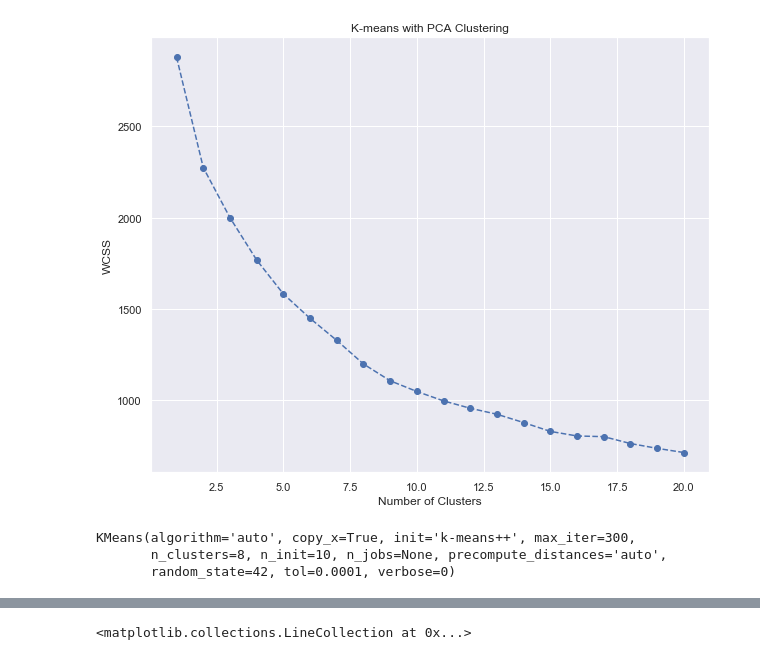
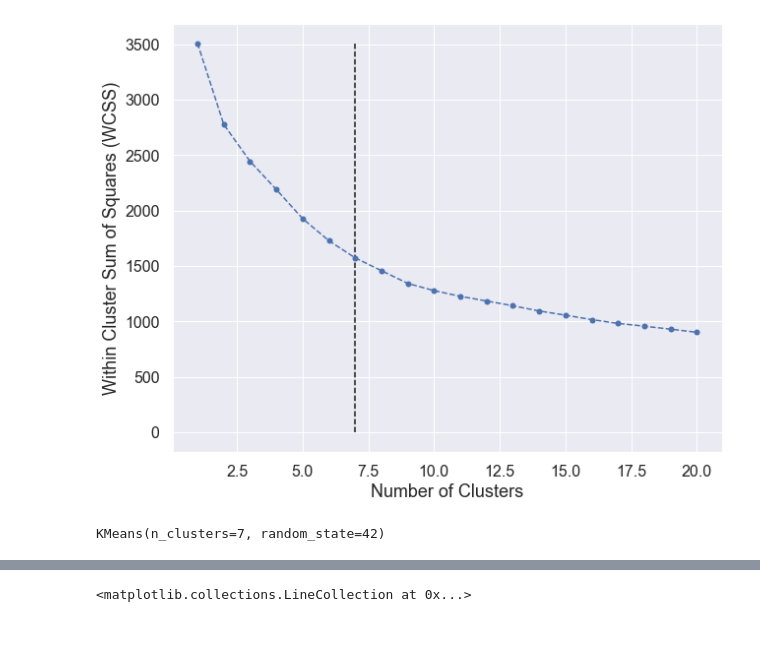
Before and after one commit to sejaldua/music-clustering, a Jupyter notebook: notebook.ipynb, the cells around one changed output, grey strips where cells are left out. Saved outputs shown, nothing was run; the diff lists cells and outputs as text; code cells hidden in the pictures; blank space fills up the shorter version.

```diff
--- a/notebook.ipynb
+++ b/notebook.ipynb
@@ -135,5 +138,9 @@ Text(0, 0.5, 'Cumulative Explained Variance')
 # %%
-pca = PCA(n_components=6)
+for i, exp_var in enumerate(evr.cumsum()):
+    if exp_var >= 0.8:
+        n_comps = i + 1
+        break
+pca = PCA(n_components=n_comps)
 pca.fit(X_std)
 scores_pca = pca.transform(X_std)
 scores_pca
@@ -154,26 +170,30 @@ array([[-0.96306731, -1.35610916,  0.83181142,  0.15042731, -0.79909651,
 # %%
-wcss = []
-for i in range(1, 21):
-    kmeans_pca = KMeans(i, init='k-means++', random_state=42)
-    kmeans_pca.fit(scores_pca)
-    wcss.append(kmeans_pca.inertia_)
+# wcss = []
+# max_clusters = 21
+# for i in range(1, max_clusters):
+#     kmeans_pca = KMeans(i, init='k-means++', random_state=42)
+#     kmeans_pca.fit(scores_pca)
+#     wcss.append(kmeans_pca.inertia_)
+# n_clusters = KneeLocator([i for i in range(1, max_clusters)], wcss, curve='convex', direction='decreasing').knee
+# print("Optimal number of clusters", n_clusters)
 # %%
-plt.figure(figsize=(10,8))
+fig = plt.figure(figsize=(10,8))
 plt.plot(range(1, 21), wcss, marker='o', linestyle='--')
-plt.xlabel('Number of Clusters')
-plt.ylabel('WCSS')
-plt.title('K-means with PCA Clustering')
+plt.vlines(KneeLocator([i for i in range(1, max_clusters)], wcss, curve='convex', direction='decreasing').knee, ymin=0, ymax=max(wcss), linestyles='dashed')
+plt.xlabel('Number of Clusters', fontsize=18)
+plt.ylabel('Within Cluster Sum of Squares (WCSS)', fontsize=18)
+plt.xticks(fontsize=16)
+plt.yticks(fontsize=16)
+fig.savefig("./visualizations/num_clusters.png")
 plt.show()
 # %% [output]
-[figure, old version]
+[figure, new version]
 # %%
-n_clusters = 8
+n_clusters = 7
 kmeans_pca = KMeans(n_clusters=n_clusters, init='k-means++', random_state=42)
 kmeans_pca.fit(scores_pca)
 # %% [output]
-KMeans(algorithm='auto', copy_x=True, init='k-means++', max_iter=300,
-       n_clusters=8, n_init=10, n_jobs=None, precompute_distances='auto',
-       random_state=42, tol=0.0001, verbose=0)
+KMeans(n_clusters=7, random_state=42)
 # %%
 df_seg_pca_kmeans = pd.concat([df_X.reset_index(drop=True), pd.DataFrame(scores_pca)], axis=1)
 df_seg_pca_kmeans.columns.values[-6:] = ['Component 1', 'Component 2', 'Component 3', 'Component 4', 'Component 5', 'Component 6']
```
Also changed, not shown: parts of 9 cells of this notebook, 3 other files.
